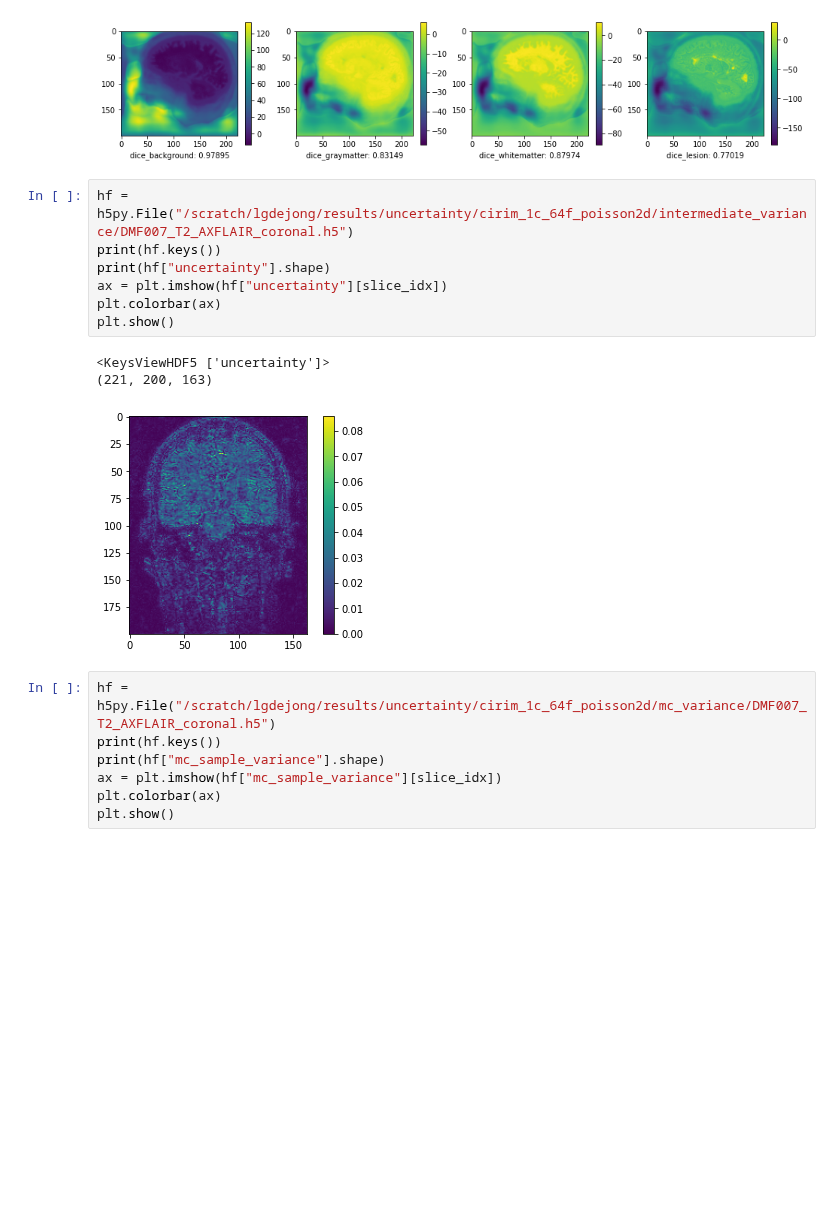
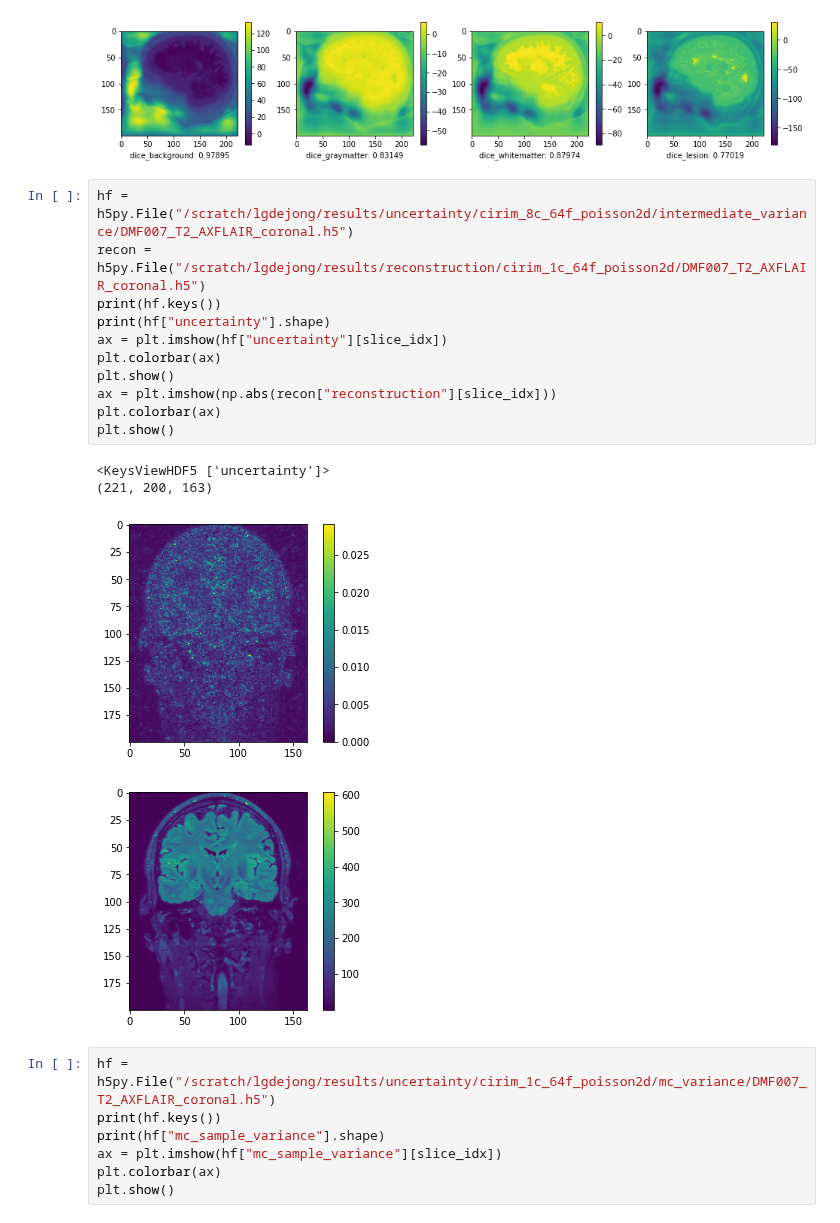
Before and after one commit to LysanderdeJong/RecSeg, a Jupyter notebook: test_ground.ipynb, the cells around one changed output. Saved outputs shown, nothing was run; the diff lists cells and outputs as text; blank space fills up the shorter version.

```diff
--- a/test_ground.ipynb
+++ b/test_ground.ipynb
@@ -315,16 +315,21 @@ plt.show()
 # %% [output]
 [figure]
 # %%
-hf = h5py.File("/scratch/lgdejong/results/uncertainty/cirim_1c_64f_poisson2d/intermediate_variance/DMF007_T2_AXFLAIR_coronal.h5")
+hf = h5py.File("/scratch/lgdejong/results/uncertainty/cirim_8c_64f_poisson2d/intermediate_variance/DMF007_T2_AXFLAIR_coronal.h5")
+recon = h5py.File("/scratch/lgdejong/results/reconstruction/cirim_1c_64f_poisson2d/DMF007_T2_AXFLAIR_coronal.h5")
 print(hf.keys())
 print(hf["uncertainty"].shape)
 ax = plt.imshow(hf["uncertainty"][slice_idx])
 plt.colorbar(ax)
 plt.show()
+ax = plt.imshow(np.abs(recon["reconstruction"][slice_idx]))
+plt.colorbar(ax)
+plt.show()
 # %% [output]
 <KeysViewHDF5 ['uncertainty']>
 (221, 200, 163)
-[figure, old version]
+[figure, new version]
+[figure, added]
 # %%
 hf = h5py.File("/scratch/lgdejong/results/uncertainty/cirim_1c_64f_poisson2d/mc_variance/DMF007_T2_AXFLAIR_coronal.h5")
 print(hf.keys())
```
Also changed, not shown: parts of 2 cells of this notebook, 9 other files.
